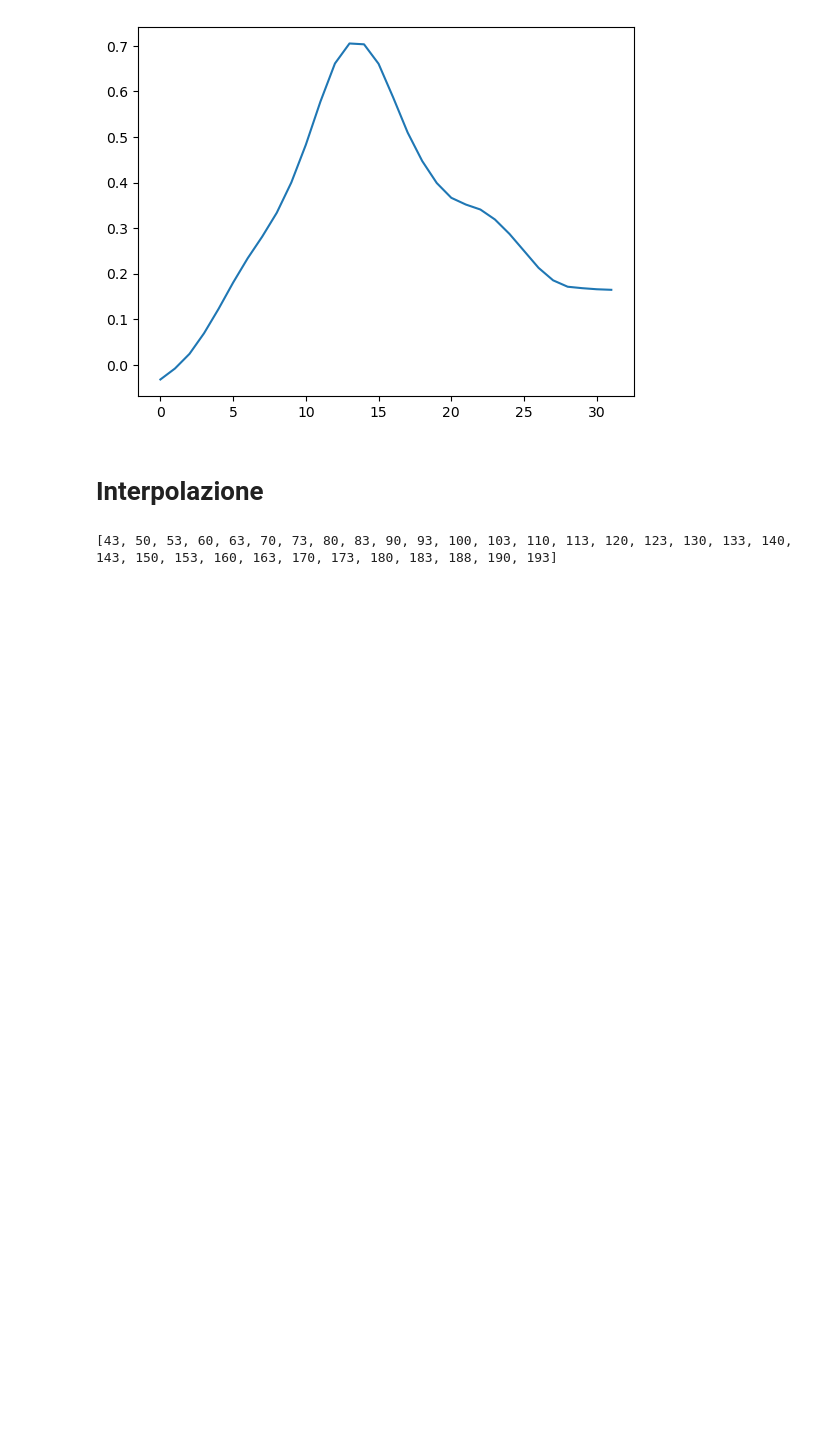
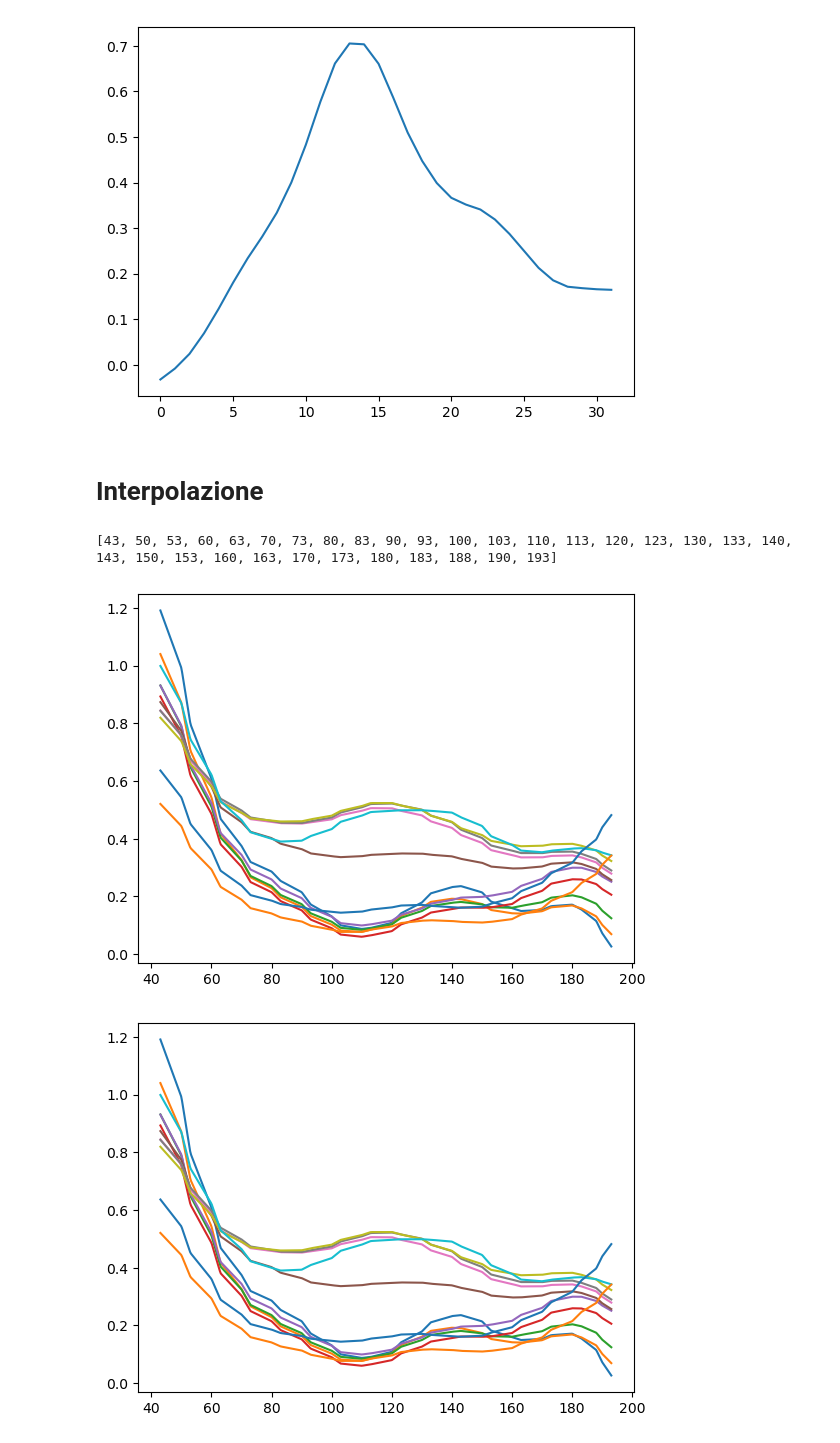
Before and after one commit to Simone-Scalella/AgriVision2022, a Jupyter notebook: impResa.ipynb, the cells around one changed output. Cells and saved outputs as stored; diff of their text form; code cells hidden in the pictures; blank space fills up the shorter version.

```diff
--- a/impResa.ipynb
+++ b/impResa.ipynb
@@ -90,23 +90,25 @@ plt.plot((imageSmooth[10][:,7]-imageSmooth[10][:,3])/(imageSmooth[10][:,7]+image
 # %%
 date = ['2016-11-05', '2016-11-12', '2016-11-15', '2016-11-22', '2016-11-25', '2016-12-02', '2016-12-05', '2016-12-12', '2016-12-15', '2016-12-22', '2016-12-25', '2017-01-01', '2017-01-04', '2017-01-14', '2017-01-24', '2017-01-31', '2017-02-03', '2017-02-10', '2017-02-13', '2017-02-20', '2017-02-23', '2017-03-02', '2017-03-05', '2017-03-12', '2017-03-15', '2017-03-22', '2017-03-25', '2017-04-01', '2017-04-04', '2017-04-11', '2017-04-14', '2017-04-21', '2017-04-24', '2017-05-01', '2017-05-04', '2017-05-11', '2017-05-14', '2017-05-21', '2017-05-24', '2017-05-31', '2017-06-03', '2017-06-10', '2017-06-13', '2017-06-20', '2017-06-23', '2017-06-30', '2017-07-03', '2017-07-08', '2017-07-10', '2017-07-13', '2017-07-15', '2017-07-18', '2017-07-20', '2017-07-23', '2017-07-25', '2017-07-28', '2017-07-30']
 days = []
 zeroDay = datetime.strptime("2017-01-01","%Y-%m-%d")
 date_cut = date[18:50]
 for a in date_cut:
     days.append((datetime.strptime(a,"%Y-%m-%d")-zeroDay).days)
 
 print(days)
 
 grid_points = days  # Grid points of the curves
 
 inter = skfda.FDataGrid(
-    data_matrix=np.transpose(imageSmooth), #imageSmooth[0]
+    data_matrix=np.transpose(imageSmooth[1000]), #imageSmooth[0]
     grid_points=grid_points,
 )
 
-#inter.plot()
+inter.plot()
 # %% [output]
 [43, 50, 53, 60, 63, 70, 73, 80, 83, 90, 93, 100, 103, 110, 113, 120, 123, 130, 133, 140, 143, 150, 153, 160, 163, 170, 173, 180, 183, 188, 190, 193]
+[figure, added]
+[figure, added]
 # %%
 inter.interpolation = SplineInterpolation(
     interpolation_order= 3
```
Also changed, not shown: parts of 5 cells of this notebook.
